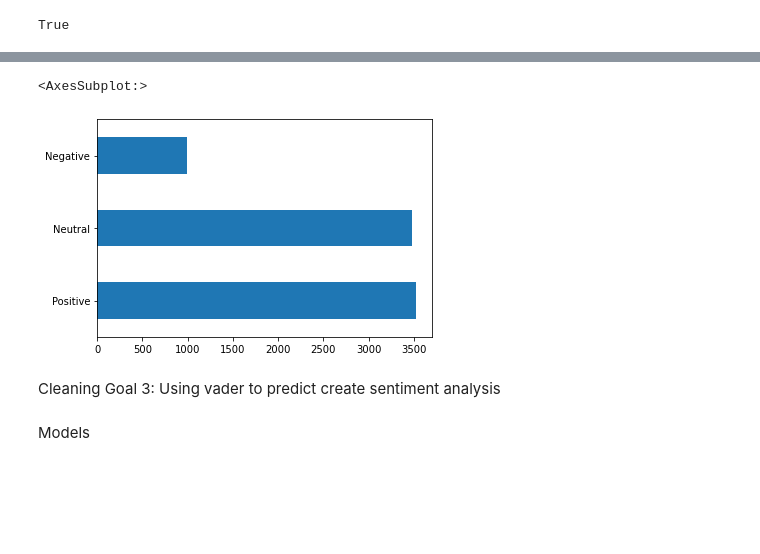
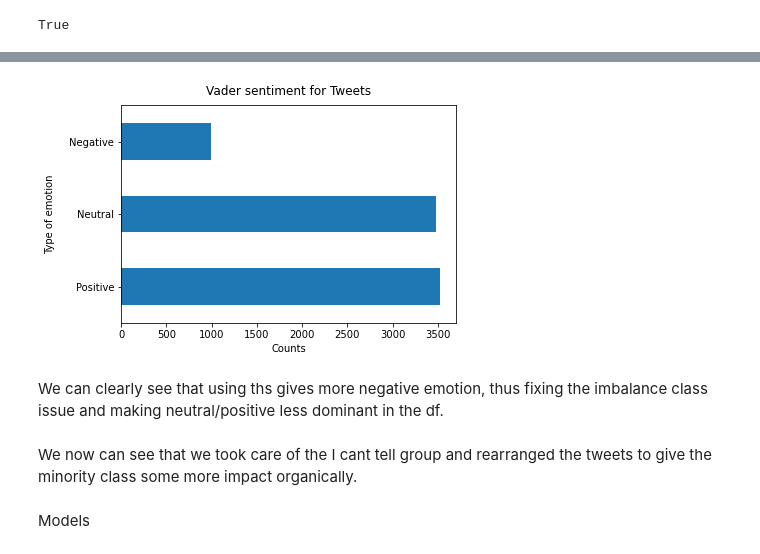
Before and after one commit to RaymondLeong94/Flatiron-Project-4-, a Jupyter notebook: Project 4 Draft.ipynb, the cells around one changed output, grey strips where cells are left out. Saved outputs shown, nothing was run; the diff lists cells and outputs as text; code cells hidden in the pictures; blank space fills up the shorter version.

```diff
--- a/Project 4 Draft.ipynb
+++ b/Project 4 Draft.ipynb
@@ -500,13 +490,17 @@ nan_values.is_there_an_emotion_directed_at_a_brand_or_product.value_counts().plo
 # %%
 #these values help alleviate the class disparity and get rid of 'i cant tell'
 nan_values['.05 threshold sentiment values'].value_counts().plot(kind = 'barh')
+plt.xlabel("Counts")
+plt.ylabel("Type of emotion", labelpad=14)
+plt.title("Vader sentiment for Tweets", y=1.02);
 # %% [output]
-<AxesSubplot:>
-[figure, old version]
+[figure, new version]
+# %% [markdown]
+We can clearly see that using ths gives more negative emotion, thus fixing the imbalance class issue and making neutral/positive less dominant in the df.
 # %%
 nan_values = nan_values.convert_dtypes(str)
-# %% [markdown]
-Cleaning Goal 3: Using vader to predict create sentiment analysis
+# %% [markdown]
+We now can see that we took care of the I cant tell group and rearranged the tweets to give the minority class some more impact organically.
 # %% [markdown]
 Models
 # %%
```
Also changed, not shown: parts of 54 cells of this notebook.
